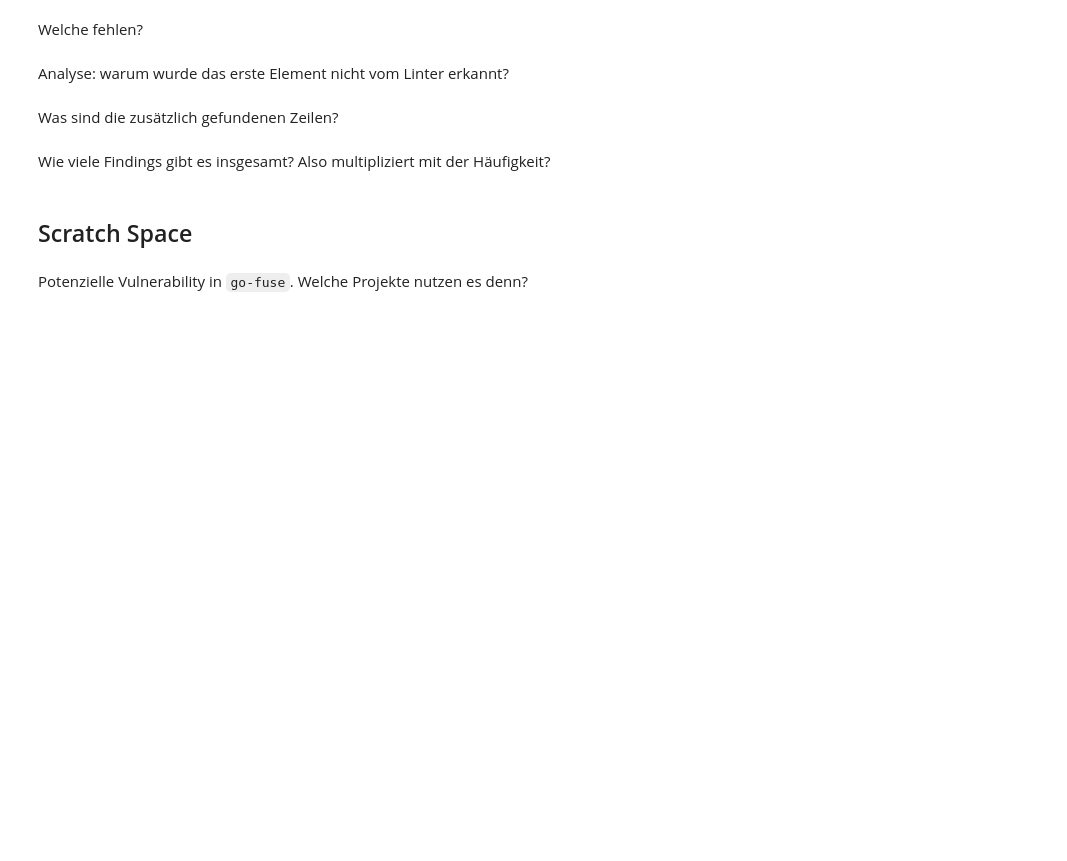
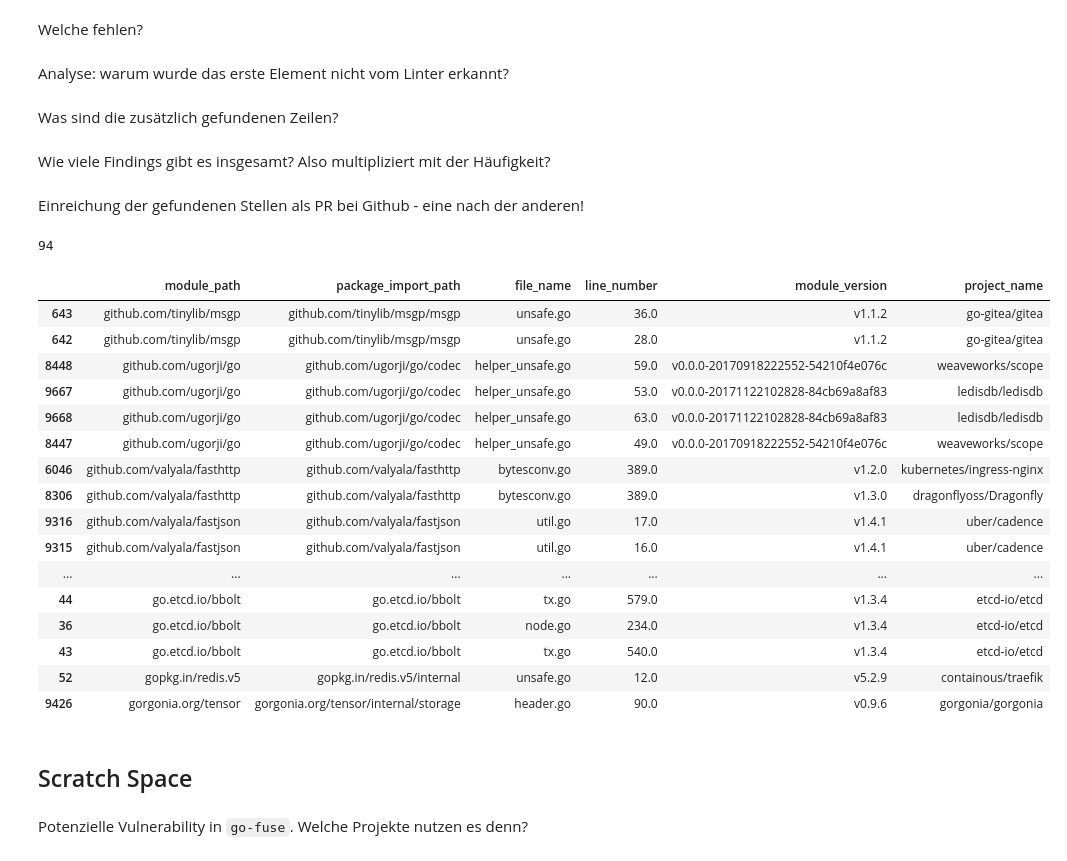
Before and after one commit to jlauinger/master-of-science, a Jupyter notebook: code/data-survey/analysis/data-exploration.ipynb, the cells around one changed output. Saved outputs shown, nothing was run; the diff lists cells and outputs as text; code cells hidden in the pictures; blank space fills up the shorter version.

```diff
--- a/code/data-survey/analysis/data-exploration.ipynb
+++ b/code/data-survey/analysis/data-exploration.ipynb
@@ -1880,6 +1880,34 @@ linter_df\
     .where((linter_df['message']=="reflect header composite literal found")|\
            (linter_df['message']=="assigning to reflect header object"))\
     .dropna()
+# %% [markdown]
+Einreichung der gefundenen Stellen als PR bei Github - eine nach der anderen!
+# %%
+reflect_header_linter_df['module_path'].count()
+# %% [output]
+94
+# %%
+reflect_header_linter_df.sort_values(by='module_path')\
+    .loc[:,['module_path','package_import_path','file_name','line_number', 'module_version', 'project_name']]\
+    .iloc[60:120]
+# %% [output]
+|  | module_path | package_import_path | file_name | line_number | module_version | project_name |
+| 643 | github.com/tinylib/msgp | github.com/tinylib/msgp/msgp | unsafe.go | 36.0 | v1.1.2 | go-gitea/gitea |
+| 642 | github.com/tinylib/msgp | github.com/tinylib/msgp/msgp | unsafe.go | 28.0 | v1.1.2 | go-gitea/gitea |
+| 8448 | github.com/ugorji/go | github.com/ugorji/go/codec | helper_unsafe.go | 59.0 | v0.0.0-20170918222552-54210f4e076c | weaveworks/scope |
+| 9667 | github.com/ugorji/go | github.com/ugorji/go/codec | helper_unsafe.go | 53.0 | v0.0.0-20171122102828-84cb69a8af83 | ledisdb/ledisdb |
+| 9668 | github.com/ugorji/go | github.com/ugorji/go/codec | helper_unsafe.go | 63.0 | v0.0.0-20171122102828-84cb69a8af83 | ledisdb/ledisdb |
+| 8447 | github.com/ugorji/go | github.com/ugorji/go/codec | helper_unsafe.go | 49.0 | v0.0.0-20170918222552-54210f4e076c | weaveworks/scope |
+| 6046 | github.com/valyala/fasthttp | github.com/valyala/fasthttp | bytesconv.go | 389.0 | v1.2.0 | kubernetes/ingress-nginx |
+| 8306 | github.com/valyala/fasthttp | github.com/valyala/fasthttp | bytesconv.go | 389.0 | v1.3.0 | dragonflyoss/Dragonfly |
+| 9316 | github.com/valyala/fastjson | github.com/valyala/fastjson | util.go | 17.0 | v1.4.1 | uber/cadence |
+| 9315 | github.com/valyala/fastjson | github.com/valyala/fastjson | util.go | 16.0 | v1.4.1 | uber/cadence |
+| ... | ... | ... | ... | ... | ... | ... |
+| 44 | go.etcd.io/bbolt | go.etcd.io/bbolt | tx.go | 579.0 | v1.3.4 | etcd-io/etcd |
+| 36 | go.etcd.io/bbolt | go.etcd.io/bbolt | node.go | 234.0 | v1.3.4 | etcd-io/etcd |
+| 43 | go.etcd.io/bbolt | go.etcd.io/bbolt | tx.go | 540.0 | v1.3.4 | etcd-io/etcd |
+| 52 | gopkg.in/redis.v5 | gopkg.in/redis.v5/internal | unsafe.go | 12.0 | v5.2.9 | containous/traefik |
+| 9426 | gorgonia.org/tensor | gorgonia.org/tensor/internal/storage | header.go | 90.0 | v0.9.6 | gorgonia/gorgonia |
 # %% [markdown]
 ## Scratch Space
 # %%
```
Also changed, not shown: parts of 1 cell of this notebook, 3 other files.
